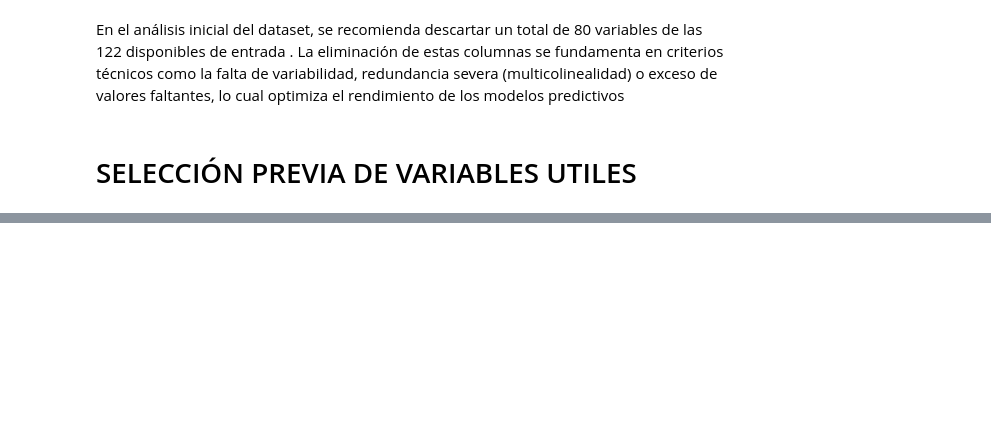
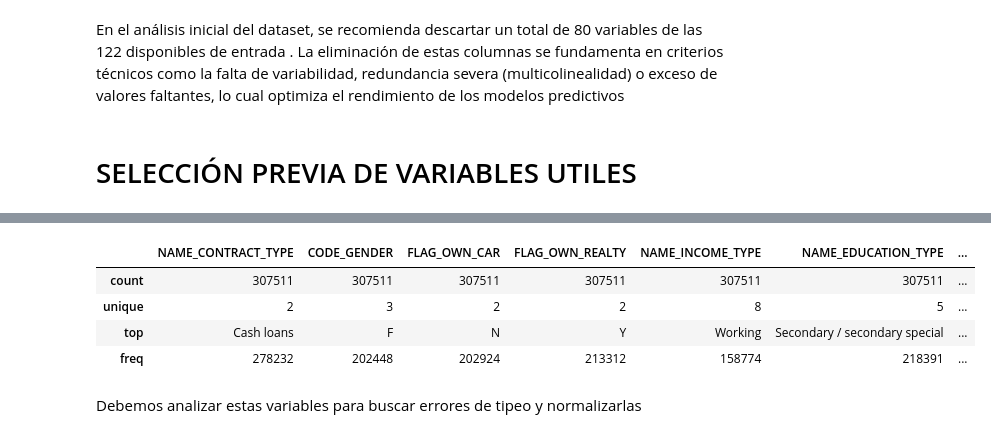
Before and after one commit to nanomelk/Analista-de-Datos-II, a Jupyter notebook: ABP2_Home_Credit_Default_Risk.ipynb, the cells around one changed output, grey strips where cells are left out. Cells and saved outputs as stored; diff of their text form; code cells hidden in the pictures; blank space fills up the shorter version.

```diff
--- a/ABP2_Home_Credit_Default_Risk.ipynb
+++ b/ABP2_Home_Credit_Default_Risk.ipynb
@@ -600,0 +683,10 @@ reporte_faltantes[reporte_faltantes['porcentaje'] > 0]
+# %%
+df.select_dtypes(include='object').describe()
+# %% [output]
+|  | NAME_CONTRACT_TYPE | CODE_GENDER | FLAG_OWN_CAR | FLAG_OWN_REALTY | NAME_INCOME_TYPE | NAME_EDUCATION_TYPE | ... |
+| count | 307511 | 307511 | 307511 | 307511 | 307511 | 307511 | ... |
+| unique | 2 | 3 | 2 | 2 | 8 | 5 | ... |
+| top | Cash loans | F | N | Y | Working | Secondary / secondary special | ... |
+| freq | 278232 | 202448 | 202924 | 213312 | 158774 | 218391 | ... |
+# %% [markdown]
+Debemos analizar estas variables para buscar errores de tipeo y normalizarlas
```
Also changed, not shown: parts of 11 cells of this notebook.
